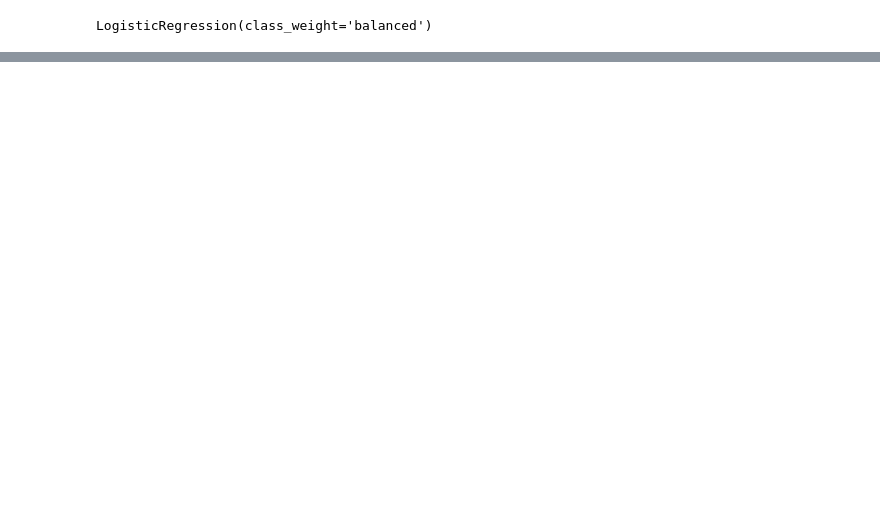
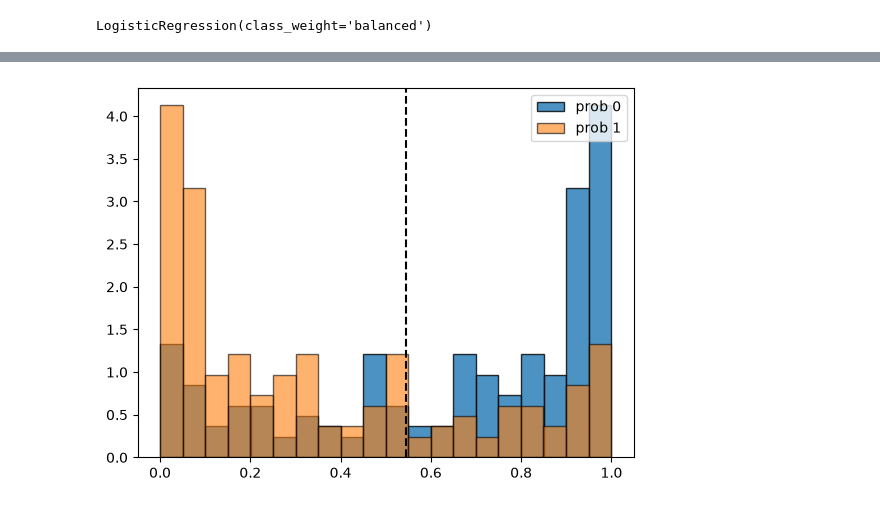
Before and after one commit to tee-lab/collective_escape_dynamics, a Jupyter notebook: identifying_c_fish.ipynb, the cells around one changed output, grey strips where cells are left out. Drawn from its saved outputs; the diff is of its cells as text; code cells hidden in the pictures; blank space fills up the shorter version.

```diff
--- a/identifying_c_fish.ipynb
+++ b/identifying_c_fish.ipynb
@@ -335,3 +376,11 @@ np.float64(0.5452171404496692)
+# %%
+plt.hist(model.predict_proba(X)[:, 0], bins=20, density=True, edgecolor='k', alpha=0.8, label='prob 0')
+plt.hist(model.predict_proba(X)[:, 1], bins=20, density=True, edgecolor='k', alpha=0.6, label = 'prob 1')
+plt.axvline(x=optimal_p, linestyle='--', color='k')
+plt.legend()
+plt.show()
+# %% [output]
+[figure, added]
 # %%
 beta_0 = model.intercept_[0]
 beta_1 = model.coef_[0][0]
```
Also changed, not shown: parts of 19 cells of this notebook, 2 other files.
